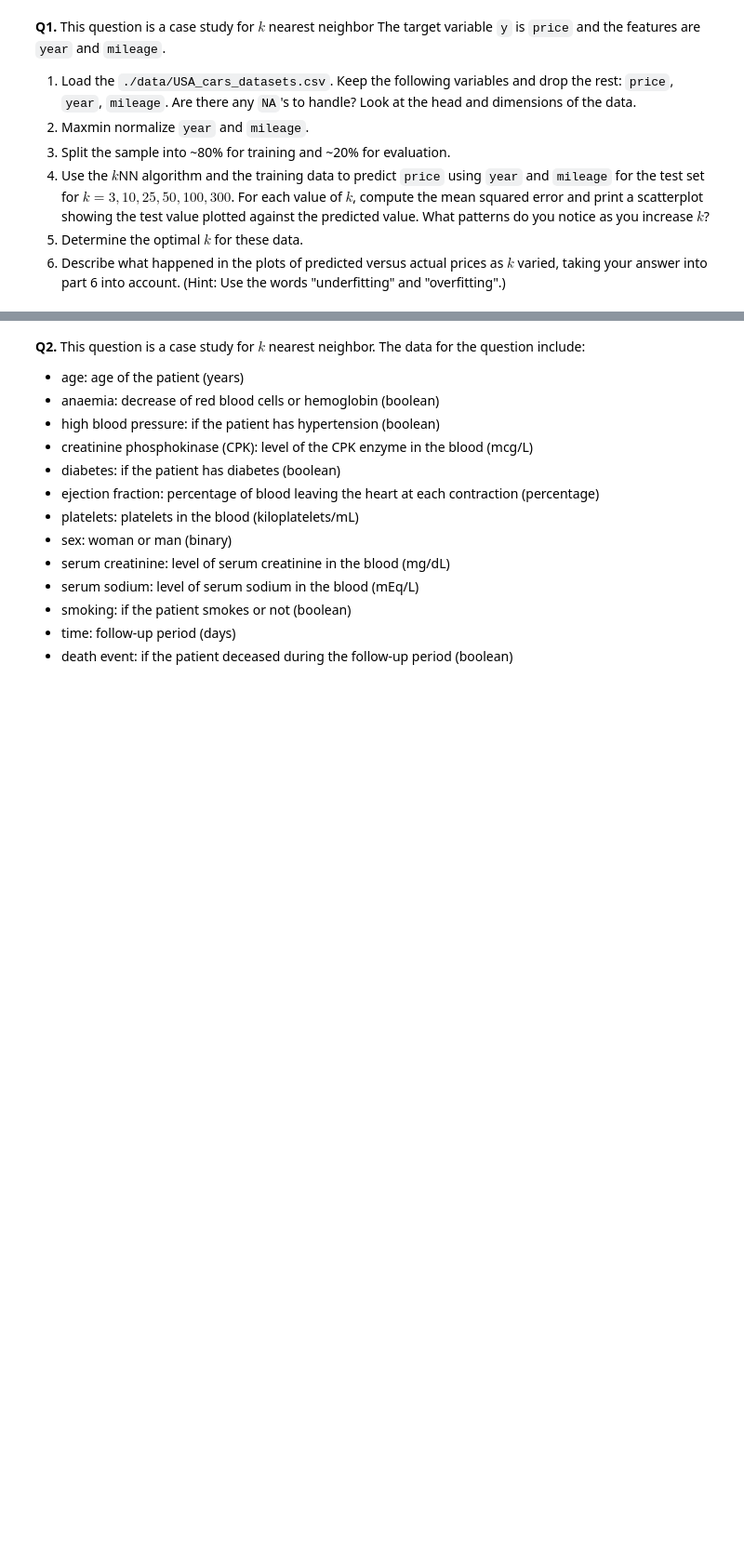
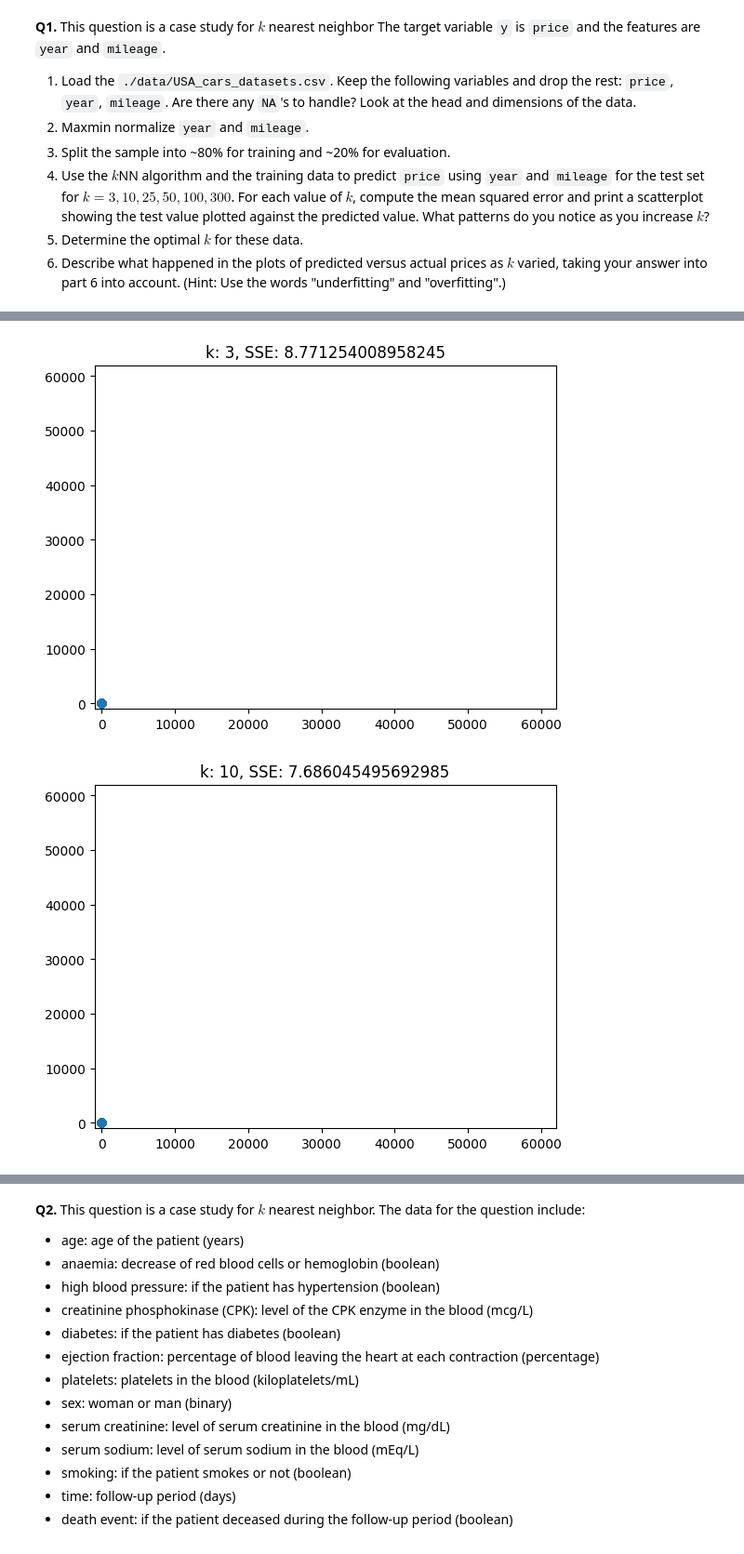
Before and after one commit to Kianjputnam/knn, a Jupyter notebook: assignment_knn.ipynb, the cells around one changed output, grey strips where cells are left out. Shown: that part at 93% size. Drawn from its saved outputs; the diff is of its cells as text; code cells hidden in the pictures; blank space fills up the shorter version.

```diff
--- a/assignment_knn.ipynb
+++ b/assignment_knn.ipynb
@@ -17,3 +25,13 @@
 6. Describe what happened in the plots of predicted versus actual prices as $k$ varied, taking your answer into part 6 into account. (Hint: Use the words "underfitting" and "overfitting".)
 # %%
 #1
+import numpy as np
+import pandas as pd
+
+cars = pd.read_csv('./knn/data/USA_cars_datasets.csv')
+# %%
+cars = cars.loc[:,['price','year','mileage'] ]
+nans = np.isnan(cars).any()
+print(nans)
+print(cars.head())
+print(cars.shape)
@@ -20,2 +50,8 @@
 # %%
 #2
+def maxmin(z):
+    z = (z-min(z))/(max(z)-min(z))
+    return(z)
+
+cars = cars.apply(maxmin)
+cars.head()
@@ -22,4 +65,25 @@
 # %%
 #3
+from sklearn.model_selection import train_test_split
+y = cars['price']
+X = cars.drop('price',axis=1)
+X_train, X_test, y_train, y_test = train_test_split(X,y,test_size=.2,random_state=100)
 # %%
 #4
+from sklearn.neighbors import KNeighborsRegressor
+import matplotlib.pyplot as plt
+
+for k in [3,10,25,50,100,300]:
+    model = KNeighborsRegressor(n_neighbors=k).fit(X_train,y_train)
+    y_hat = model.predict(X_test)
+    SSE = np.sum( (y_test-y_hat)**2 )
+
+    plot, axes = plt.subplots()
+    plt.scatter(y_test,y_hat)
+    plt.title('k: '+str(k)+', SSE: '+str(SSE))
+    axes.set_ylim(-1000, 62000)
+    axes.set_xlim(-1000, 62000)
+    plt.show()
+# %% [output]
+[figure, added]
+[figure, added]
```
Also changed, not shown: parts of 5 cells of this notebook.
